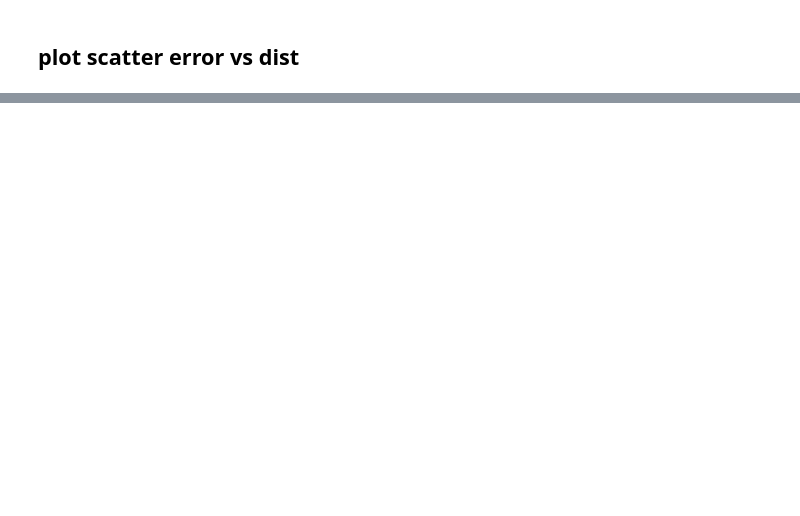
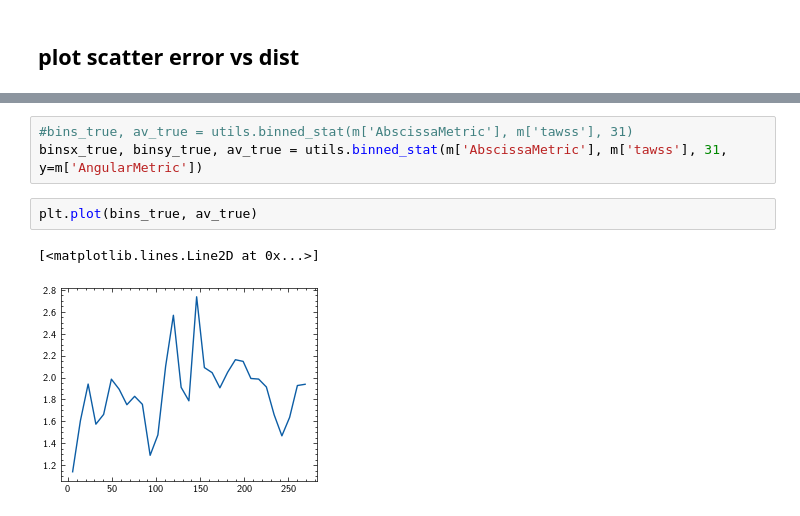
Before and after one commit to scarpma/aorta_lib, a Jupyter notebook: examples/test.ipynb, the cells around one changed output, grey strips where cells are left out. Saved outputs shown, nothing was run; the diff lists cells and outputs as text; blank space fills up the shorter version.

```diff
--- a/examples/test.ipynb
+++ b/examples/test.ipynb
@@ -100,0 +299,8 @@ fig.savefig('expl_var_and_dc_histogram.pdf', dpi=300)
+# %%
+#bins_true, av_true = utils.binned_stat(m['AbscissaMetric'], m['tawss'], 31)
+binsx_true, binsy_true, av_true = utils.binned_stat(m['AbscissaMetric'], m['tawss'], 31, y=m['AngularMetric'])
+# %%
+plt.plot(bins_true, av_true)
+# %% [output]
+[<matplotlib.lines.Line2D at 0x...>]
+[figure, added]
```
Also changed, not shown: parts of 19 cells of this notebook, 9 other files.
